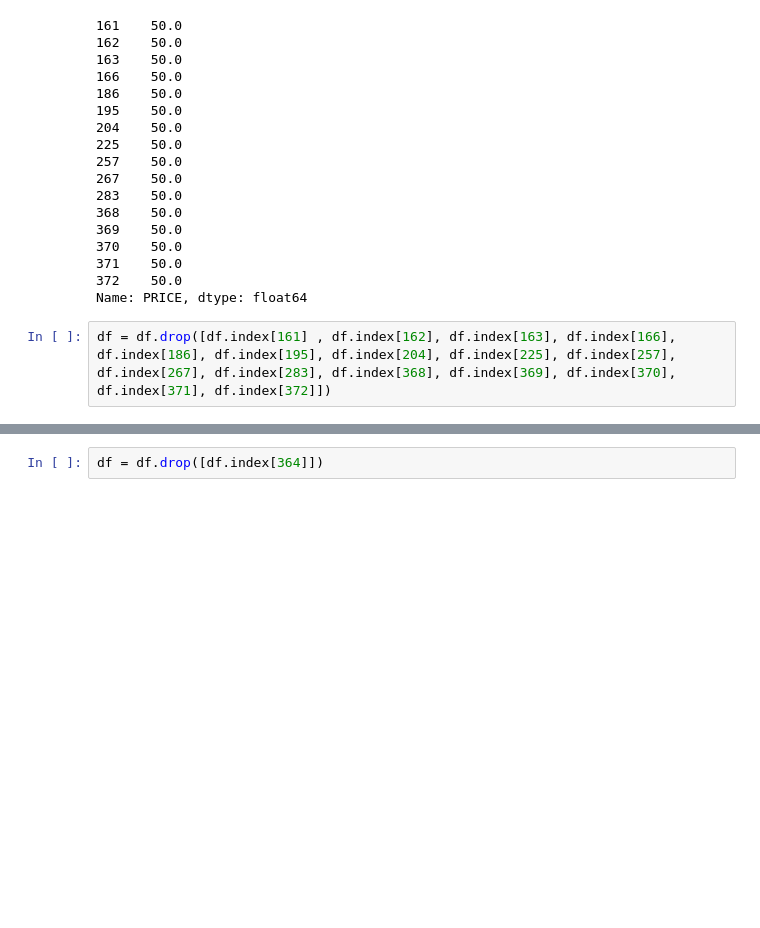
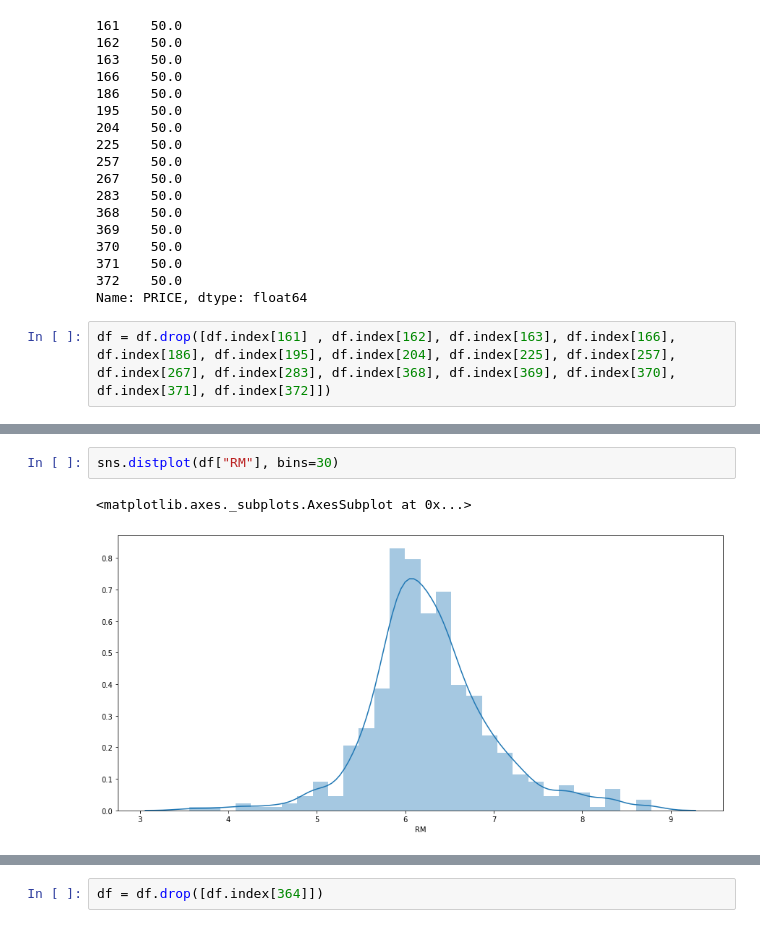
Before and after one commit to zoecahill1/machine-project, a Jupyter notebook: boston-dataset.ipynb, the cells around one changed output, grey strips where cells are left out. Drawn from its saved outputs; the diff is of its cells as text; blank space fills up the shorter version.

```diff
--- a/boston-dataset.ipynb
+++ b/boston-dataset.ipynb
@@ -306,3 +302,8 @@ Text(0.5, 1.0, 'Distrubution of Price')
+# %%
+sns.distplot(df["RM"], bins=30)
+# %% [output]
+<matplotlib.axes._subplots.AxesSubplot at 0x...>
+[figure, added]
 # %%
 df.RM[df['RM']>8.0]
 # %% [output]
```
Also changed, not shown: parts of 118 cells of this notebook, 2 other files.
